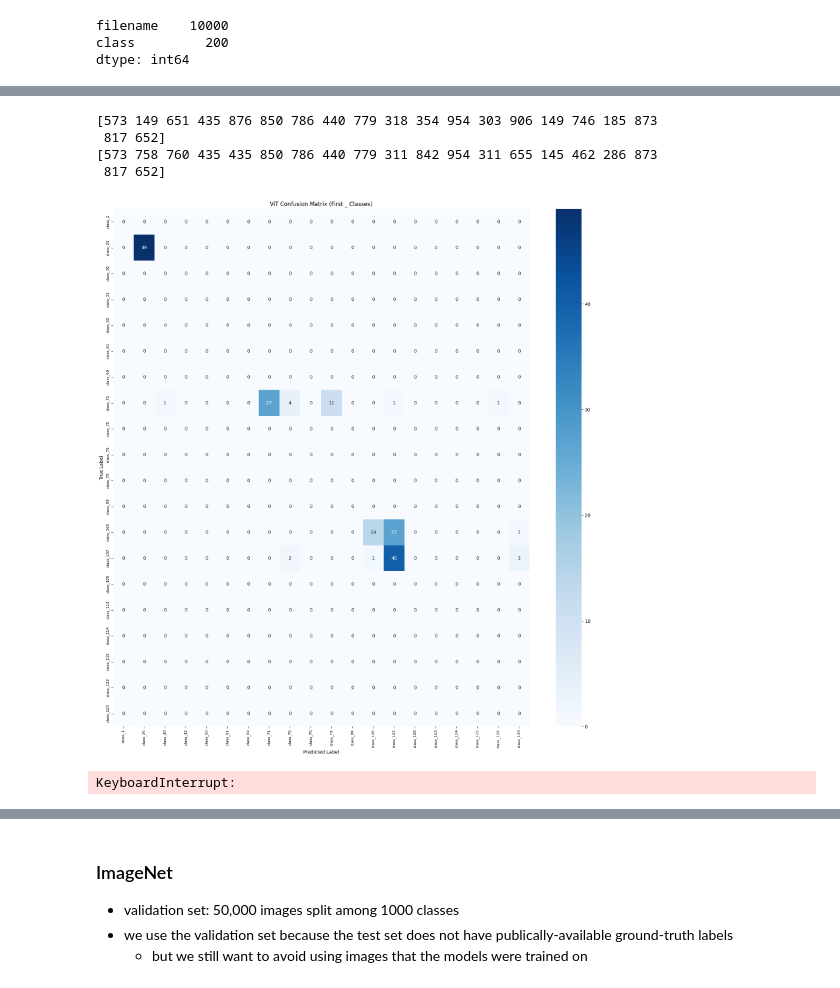
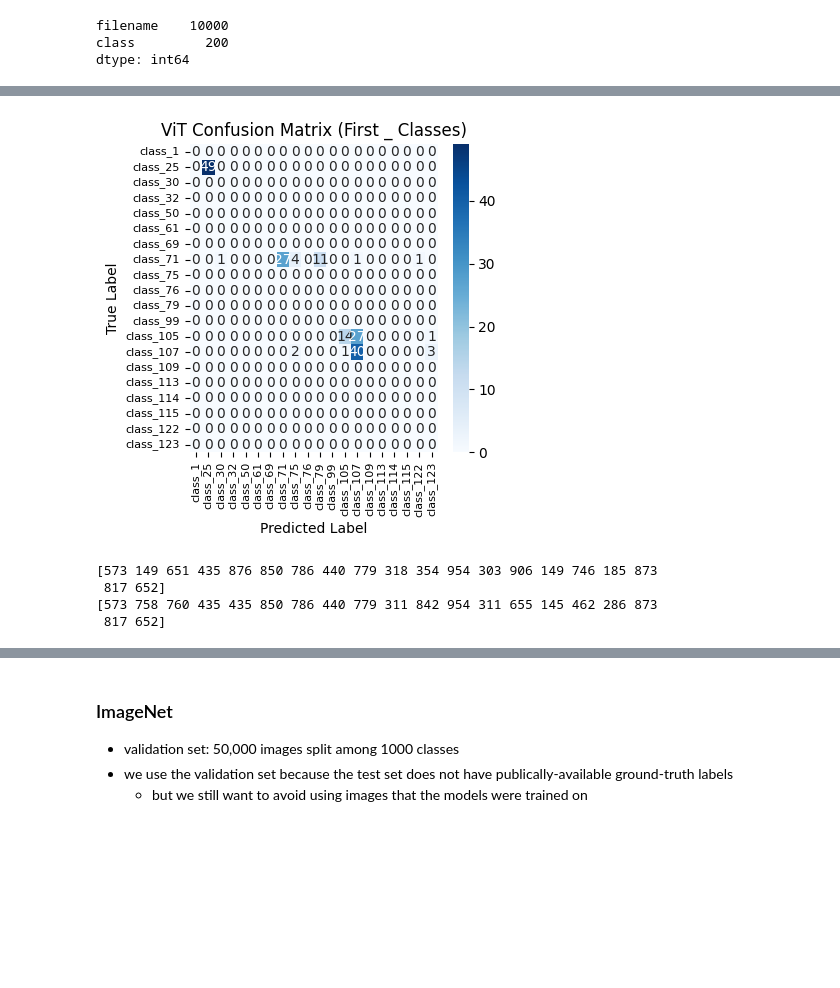
Before and after one commit to MagneticZebra/ViT-vs-CNN, a Jupyter notebook: cnn_vs_vit.ipynb, the cells around one changed output, grey strips where cells are left out. Cells and saved outputs as stored; diff of their text form; code cells hidden in the pictures; blank space fills up the shorter version.

Commit message:
Ran the models against the imagenet dataset. Improved on the local saving structure.

```diff
--- a/cnn_vs_vit.ipynb
+++ b/cnn_vs_vit.ipynb
@@ -203,64 +205,44 @@ class_names = [f'class_{label}' for label in unique_labels]  # Replace with actu
+# %%
+def load_model_data(filename):
+    with open(filename, 'rb') as f:
+       data = pickle.load(f)
+    return data['preds'], data['labels'], data['accuracy'], data['time_taken']
+# %%
+
+
+# Example: Load confusion matrix data for ViT and BiT
+vit_preds, vit_labels, _, _ = load_model_data('vit_tiny_imagenet.pkl')
+bit_preds, bit_labels, _, _ = load_model_data('bit_tiny_imagenet.pkl')
+
+# Compute confusion matrices for both models
+cm_vit = confusion_matrix(vit_labels, vit_preds)
+cm_bit = confusion_matrix(bit_labels, bit_preds)
+
+# Get unique labels from the true labels
+unique_labels = np.unique(vit_labels)  # Using vit_labels, as an example
+class_names = [f'class_{label}' for label in unique_labels]  # Replace with actual class names if available
 # %%
-# Number of classes to plot
-# Load the confusion matrix data
-import pickle
-def load_confusion_matrix_data(filename):
-    with open(filename, 'rb') as f:
-        preds, labels, cm = pickle.load(f)
-    return preds, labels, cm
-
-# Example: Load confusion matrix data for ViT and BiT
-vit_preds, vit_labels, cm_vit = load_confusion_matrix_data('vit_cm_data.pkl')
-
-# Get unique labels from the true labels
-unique_labels = np.unique(vit_labels)  # Using vit_labels, as an example
-
-# Assuming you have the class-to-label mapping, you can retrieve the names
-# For demonstration, here we create dummy names as class_{i} (you can replace them with actual class names)
-class_names = [f'class_{label}' for label in unique_labels]  # Replace with actual class names if available
 num_classes_to_plot = 20
 
 # Select the first 5 classes from the confusion matrix
 cm_vit_filtered = cm_vit[:num_classes_to_plot, :num_classes_to_plot]
 
 # Plot confusion matrix for ViT with reduced font size for labels
-plt.figure(figsize=(20, 20))
+plt.figure(figsize=(4, 4))
 sns.heatmap(cm_vit_filtered, annot=True, fmt='d', cmap='Blues', xticklabels=class_names[:num_classes_to_plot], yticklabels=class_names[:num_classes_to_plot])
 plt.title('ViT Confusion Matrix (First _ Classes)')
 plt.xlabel('Predicted Label')
 plt.ylabel('True Label')
 plt.xticks(fontsize=8)
 plt.yticks(fontsize=8)
 plt.show()
 
 
 print(vit_preds[:20])
 print(vit_labels[:20])
 # %% [output]
+[figure, new version]
 [573 149 651 435 876 850 786 440 779 318 354 954 303 906 149 746 185 873
  817 652]
 [573 758 760 435 435 850 786 440 779 311 842 954 311 655 145 462 286 873
  817 652]
-[figure, old version]
-# %%
-import pickle
-import torch
-import numpy as np
-from sklearn.metrics import confusion_matrix
-
-def save_confusion_matrix_data(model, dataloader, device, filename):
-    # Get predictions
-    preds, labels = get_predictions(model, dataloader, device=device)
-
-    # Compute confusion matrix
-    cm = confusion_matrix(labels, preds)
-
-    # Save confusion matrix data
-    with open(filename, 'wb') as f:
-        pickle.dump((preds, labels, cm), f)
-
-# Example: Save confusion matrix data for ViT and BiT
-save_confusion_matrix_data(vit_model, vit_dataloader, device=DEVICE, filename='vit_cm_data.pkl')
-save_confusion_matrix_data(bit_model, bit_dataloader, device=DEVICE, filename='bit_cm_data.pkl')
-# %% [output]
-KeyboardInterrupt:
```
Also changed, not shown: parts of 13 cells of this notebook, 6 other files.
